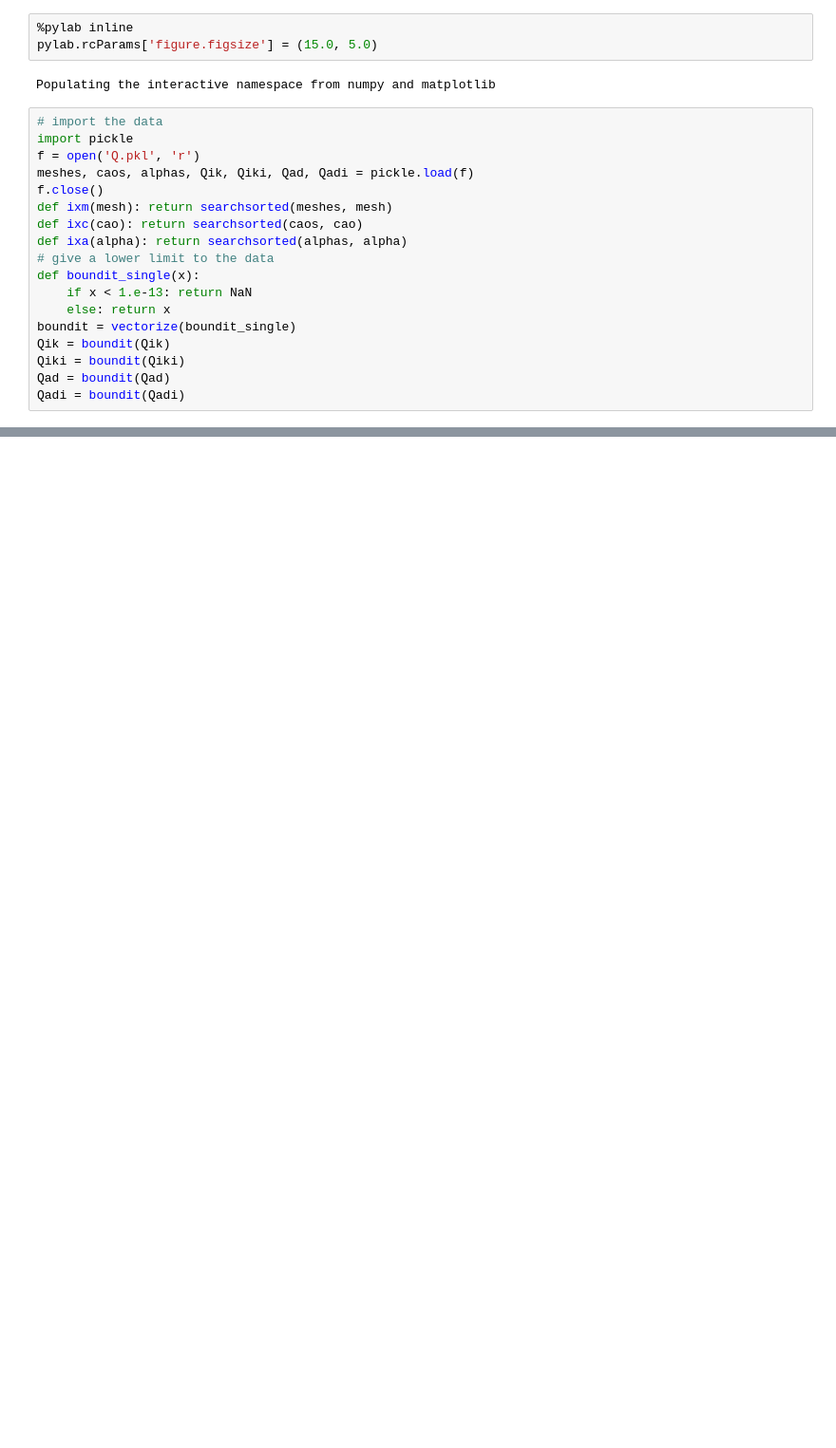
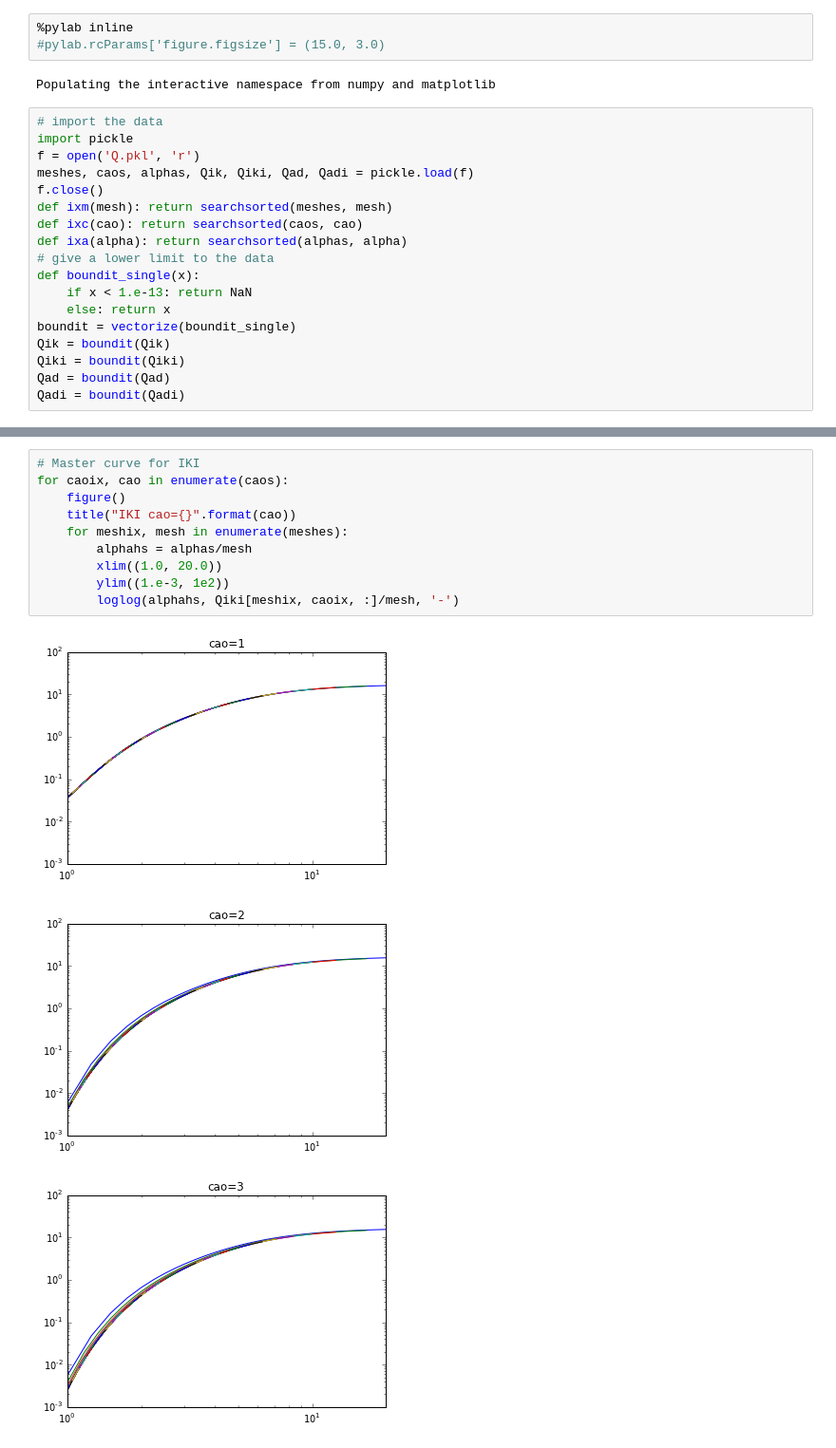
Before and after one commit to olenz/p3m-analyze, a Jupyter notebook: PlotQ.ipynb, the cells around one changed output, grey strips where cells are left out. Shown at 95% size. Cells and saved outputs as stored; diff of their text form; blank space fills up the shorter version.

Commit message:
Master curve for IKI (and ADI?)

```diff
--- a/PlotQ.ipynb
+++ b/PlotQ.ipynb
@@ -6,7 +6,7 @@
 #f.close()
 # %%
 %pylab inline
-pylab.rcParams['figure.figsize'] = (15.0, 5.0)
+#pylab.rcParams['figure.figsize'] = (15.0, 3.0)
 # %% [output]
 Populating the interactive namespace from numpy and matplotlib
 # %%
@@ -104,0 +55,14 @@ plotQ(512, Qadi)
+# %%
+# Master curve for IKI
+for caoix, cao in enumerate(caos):
+    figure()
+    title("IKI cao={}".format(cao))
+    for meshix, mesh in enumerate(meshes):
+        alphahs = alphas/mesh
+        xlim((1.0, 20.0))
+        ylim((1.e-3, 1e2))
+        loglog(alphahs, Qiki[meshix, caoix, :]/mesh, '-')
+# %% [output]
+[figure, added]
+[figure, added]
+[figure, added]
```
Also changed, not shown: parts of 7 cells of this notebook.
